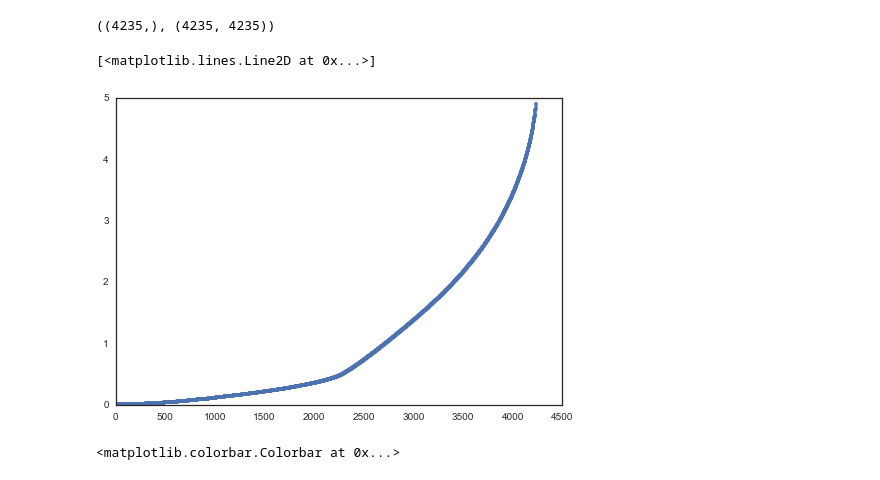
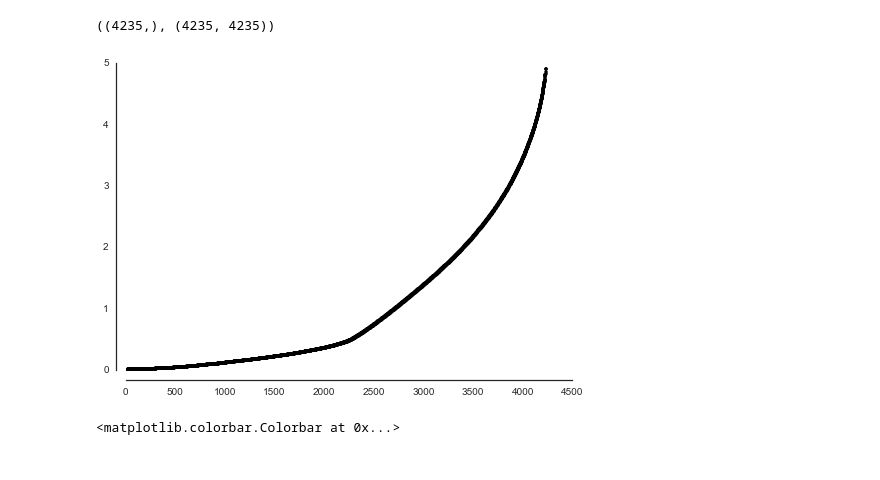
Before and after one commit to baccuslab/deep-retina, a Jupyter notebook: notebooks/STC Analysis-12-4.ipynb, the cells around one changed output. Drawn from its saved outputs; the diff is of its cells as text; code cells hidden in the pictures.

```diff
--- a/notebooks/STC Analysis-12-4.ipynb
+++ b/notebooks/STC Analysis-12-4.ipynb
@@ -261,11 +263,34 @@ u,v = np.linalg.eigh(stc)
 (u.shape, v.shape)
 # %% [output]
 ((4235,), (4235, 4235))
-# %%
-plt.plot(u, '.')
-# %% [output]
-[<matplotlib.lines.Line2D at 0x...>]
-[figure, removed]
+# %%
+def adjust_spines(ax, spines):
+    for loc, spine in ax.spines.items():
+        if loc in spines:
+            spine.set_position(('outward', 10))  # outward by 10 points
+            spine.set_smart_bounds(True)
+        else:
+            spine.set_color('none')  # don't draw spine
+
+    # turn off ticks where there is no spine
+    if 'left' in spines:
+        ax.yaxis.set_ticks_position('left')
+    else:
+        # no yaxis ticks
+        ax.yaxis.set_ticks([])
+
+    if 'bottom' in spines:
+        ax.xaxis.set_ticks_position('bottom')
+    else:
+        # no xaxis ticks
+        ax.xaxis.set_ticks([])
+# %%
+plt.plot(u, 'k.')
+plt.tick_params(axis='y', direction='out')
+plt.tick_params(axis='x', direction='out')
+adjust_spines(plt.gca(), ['left', 'bottom'])
+# %% [output]
+[figure, added]
 # %%
 fig = plt.gcf()
 fig.set_size_inches((14,5))
```
Also changed, not shown: parts of 3 cells of this notebook, 2 other files.
